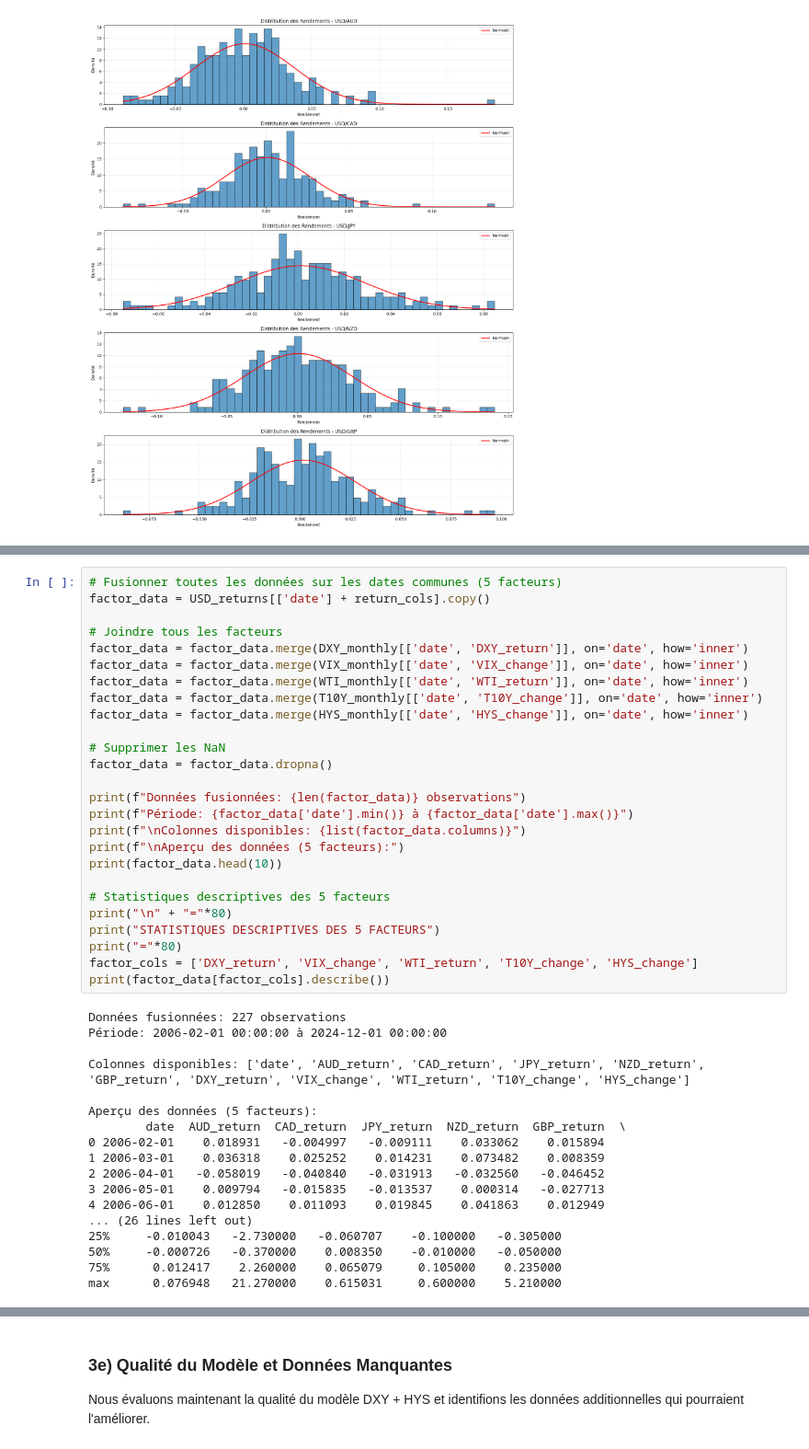
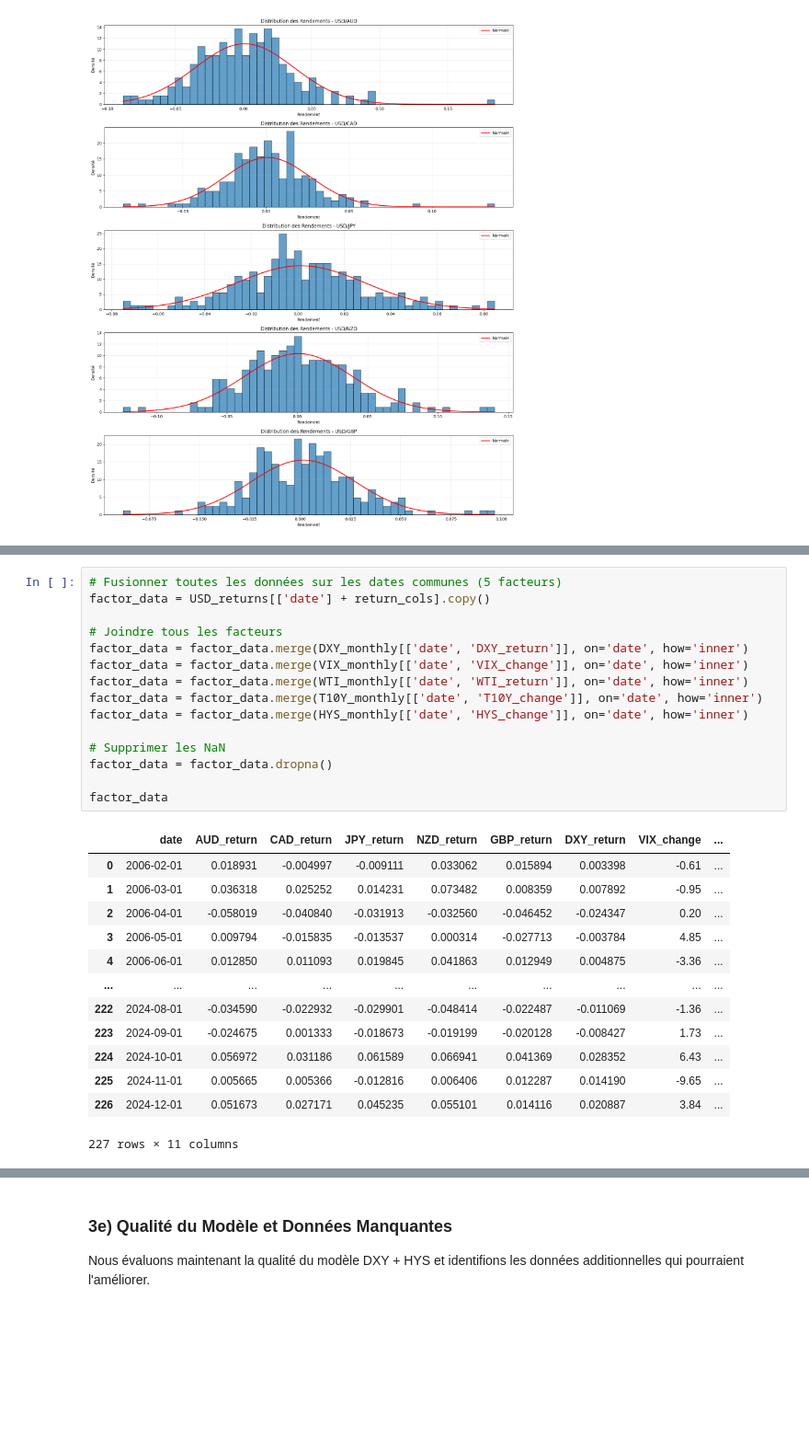
Before and after one commit to VincentD1209/Etude-de-cas-2, a Jupyter notebook: EC2.ipynb, the cells around one changed output, grey strips where cells are left out. Shown at 92% size. Saved outputs shown, nothing was run; the diff lists cells and outputs as text; blank space fills up the shorter version.

```diff
--- a/EC2.ipynb
+++ b/EC2.ipynb
@@ -884,44 +520,29 @@ Premières lignes - T10Y (nouveau):
 # %%
 # Fusionner toutes les données sur les dates communes (5 facteurs)
 factor_data = USD_returns[['date'] + return_cols].copy()
 
 # Joindre tous les facteurs
 factor_data = factor_data.merge(DXY_monthly[['date', 'DXY_return']], on='date', how='inner')
 factor_data = factor_data.merge(VIX_monthly[['date', 'VIX_change']], on='date', how='inner')
 factor_data = factor_data.merge(WTI_monthly[['date', 'WTI_return']], on='date', how='inner')
 factor_data = factor_data.merge(T10Y_monthly[['date', 'T10Y_change']], on='date', how='inner')
 factor_data = factor_data.merge(HYS_monthly[['date', 'HYS_change']], on='date', how='inner')
 
 # Supprimer les NaN
 factor_data = factor_data.dropna()
 
-print(f"Données fusionnées: {len(factor_data)} observations")
-print(f"Période: {factor_data['date'].min()} à {factor_data['date'].max()}")
-print(f"\nColonnes disponibles: {list(factor_data.columns)}")
-print(f"\nAperçu des données (5 facteurs):")
-print(factor_data.head(10))
-
-# Statistiques descriptives des 5 facteurs
-print("\n" + "="*80)
-print("STATISTIQUES DESCRIPTIVES DES 5 FACTEURS")
-print("="*80)
-factor_cols = ['DXY_return', 'VIX_change', 'WTI_return', 'T10Y_change', 'HYS_change']
-print(factor_data[factor_cols].describe())
+factor_data
 # %% [output]
+|  | date | AUD_return | CAD_return | JPY_return | NZD_return | GBP_return | DXY_return | VIX_change | ... |
+| 0 | 2006-02-01 | 0.018931 | -0.004997 | -0.009111 | 0.033062 | 0.015894 | 0.003398 | -0.61 | ... |
+| 1 | 2006-03-01 | 0.036318 | 0.025252 | 0.014231 | 0.073482 | 0.008359 | 0.007892 | -0.95 | ... |
+| 2 | 2006-04-01 | -0.058019 | -0.040840 | -0.031913 | -0.032560 | -0.046452 | -0.024347 | 0.20 | ... |
+| 3 | 2006-05-01 | 0.009794 | -0.015835 | -0.013537 | 0.000314 | -0.027713 | -0.003784 | 4.85 | ... |
+| 4 | 2006-06-01 | 0.012850 | 0.011093 | 0.019845 | 0.041863 | 0.012949 | 0.004875 | -3.36 | ... |
+| ... | ... | ... | ... | ... | ... | ... | ... | ... | ... |
+| 222 | 2024-08-01 | -0.034590 | -0.022932 | -0.029901 | -0.048414 | -0.022487 | -0.011069 | -1.36 | ... |
+| 223 | 2024-09-01 | -0.024675 | 0.001333 | -0.018673 | -0.019199 | -0.020128 | -0.008427 | 1.73 | ... |
+| 224 | 2024-10-01 | 0.056972 | 0.031186 | 0.061589 | 0.066941 | 0.041369 | 0.028352 | 6.43 | ... |
+| 225 | 2024-11-01 | 0.005665 | 0.005366 | -0.012816 | 0.006406 | 0.012287 | 0.014190 | -9.65 | ... |
+| 226 | 2024-12-01 | 0.051673 | 0.027171 | 0.045235 | 0.055101 | 0.014116 | 0.020887 | 3.84 | ... |
-Données fusionnées: 227 observations
-Période: 2006-02-01 00:00:00 à 2024-12-01 00:00:00
-
-Colonnes disponibles: ['date', 'AUD_return', 'CAD_return', 'JPY_return', 'NZD_return', 'GBP_return', 'DXY_return', 'VIX_change', 'WTI_return', 'T10Y_change', 'HYS_change']
-
-Aperçu des données (5 facteurs):
-        date  AUD_return  CAD_return  JPY_return  NZD_return  GBP_return  \
-0 2006-02-01    0.018931   -0.004997   -0.009111    0.033062    0.015894
-1 2006-03-01    0.036318    0.025252    0.014231    0.073482    0.008359
-2 2006-04-01   -0.058019   -0.040840   -0.031913   -0.032560   -0.046452
-3 2006-05-01    0.009794   -0.015835   -0.013537    0.000314   -0.027713
-4 2006-06-01    0.012850    0.011093    0.019845    0.041863    0.012949
-... (26 lines left out)
-25%     -0.010043   -2.730000   -0.060707    -0.100000   -0.305000
-50%     -0.000726   -0.370000    0.008350    -0.010000   -0.050000
-75%      0.012417    2.260000    0.065079     0.105000    0.235000
-max      0.076948   21.270000    0.615031     0.600000    5.210000
+227 rows × 11 columns
```
Also changed, not shown: parts of 37 cells of this notebook, 4 other files.
